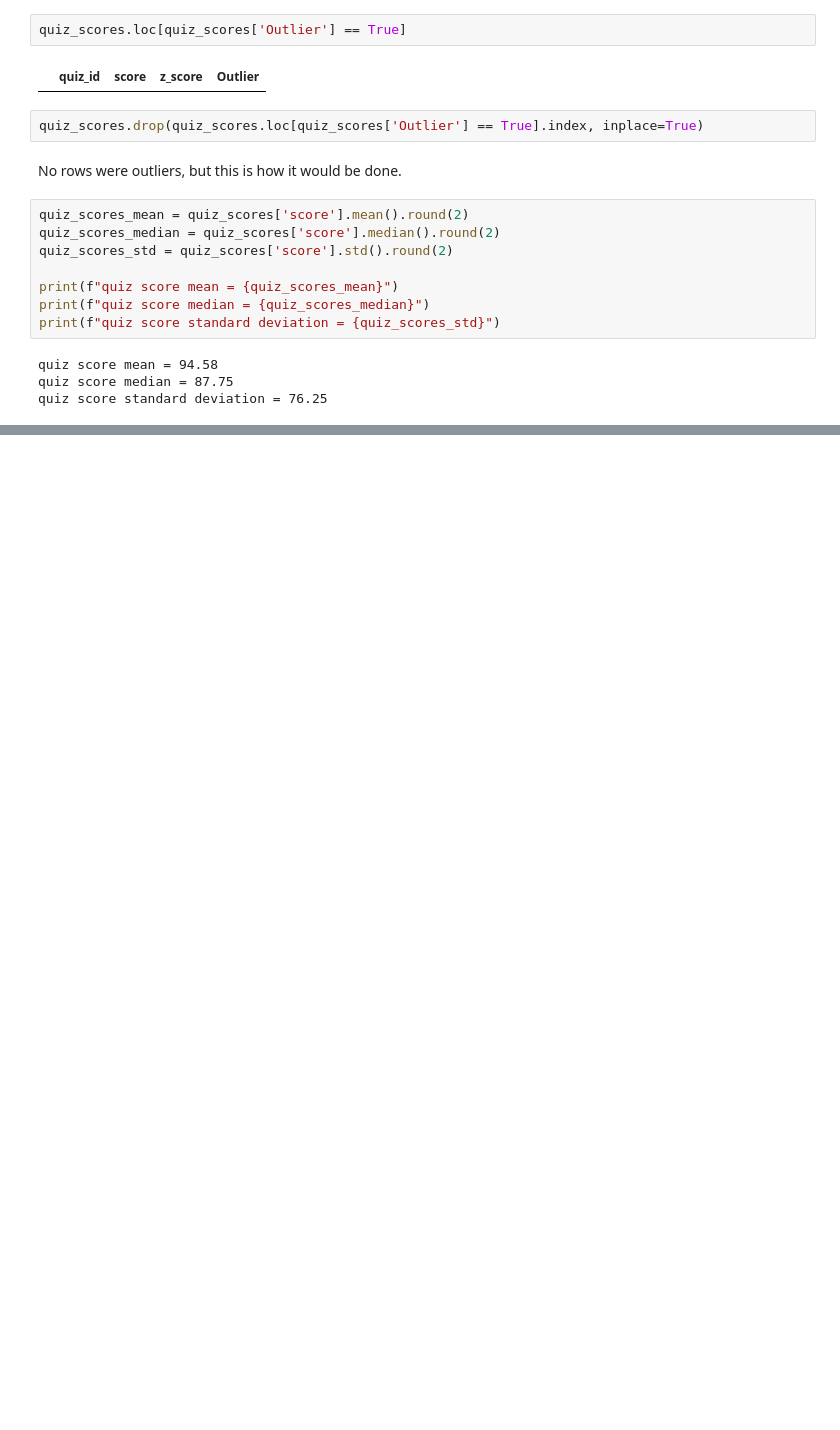
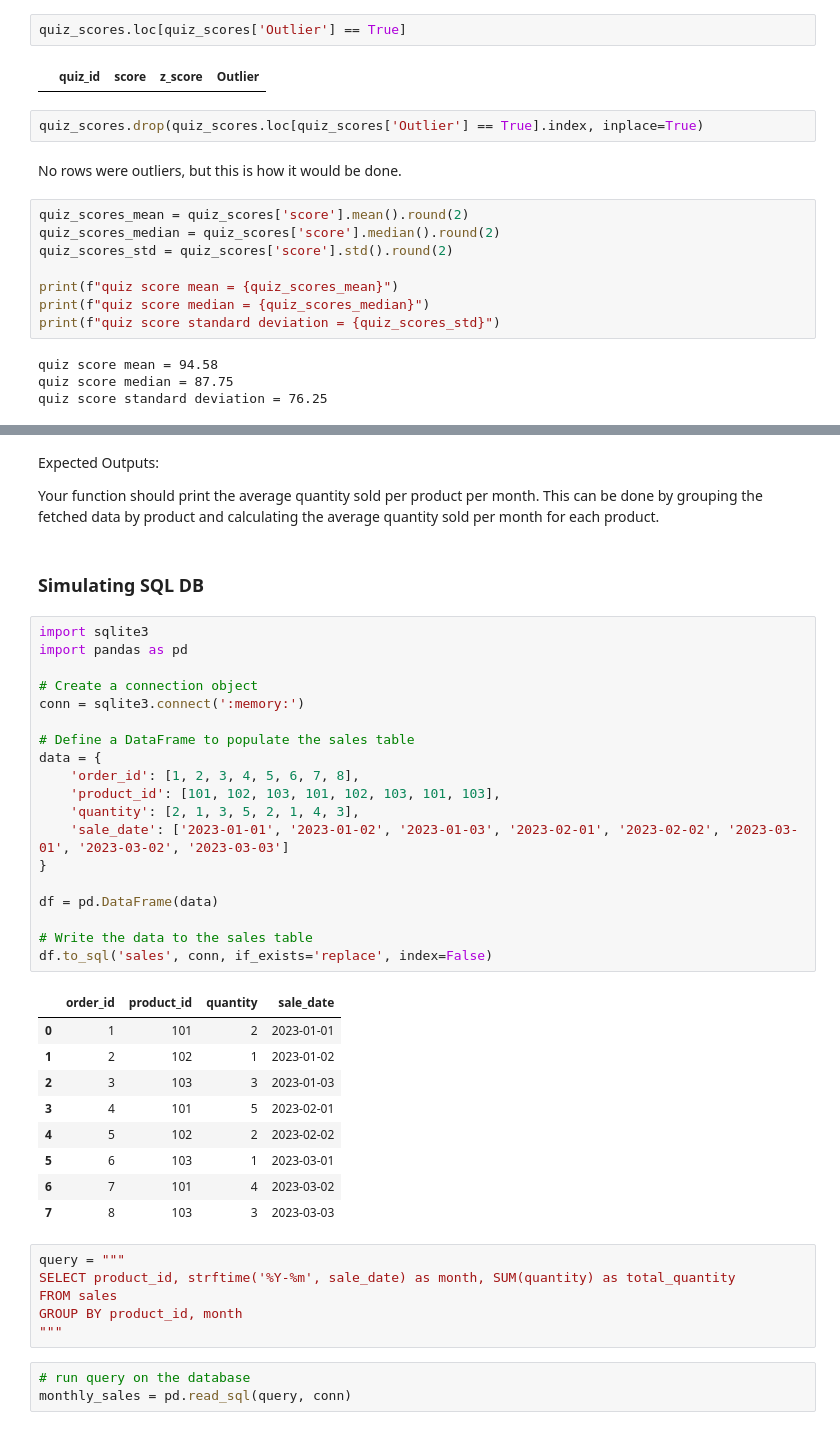
Before and after one commit to danmarino1/data_science_practice, a Jupyter notebook: python_generated_questions.ipynb, the cells around one changed output, grey strips where cells are left out. Saved outputs shown, nothing was run; the diff lists cells and outputs as text; blank space fills up the shorter version.

```diff
--- a/python_generated_questions.ipynb
+++ b/python_generated_questions.ipynb
@@ -618,0 +651,44 @@ quiz score standard deviation = 76.25
+# %% [markdown]
+Expected Outputs:
+
+Your function should print the average quantity sold per product per month. This can be done by grouping the fetched data by product and calculating the average quantity sold per month for each product.
+# %% [markdown]
+### Simulating SQL DB
+# %%
+import sqlite3
+import pandas as pd
+
+# Create a connection object
+conn = sqlite3.connect(':memory:')
+
+# Define a DataFrame to populate the sales table
+data = {
+    'order_id': [1, 2, 3, 4, 5, 6, 7, 8],
+    'product_id': [101, 102, 103, 101, 102, 103, 101, 103],
+    'quantity': [2, 1, 3, 5, 2, 1, 4, 3],
+    'sale_date': ['2023-01-01', '2023-01-02', '2023-01-03', '2023-02-01', '2023-02-02', '2023-03-01', '2023-03-02', '2023-03-03']
+}
+
+df = pd.DataFrame(data)
+
+# Write the data to the sales table
+df.to_sql('sales', conn, if_exists='replace', index=False)
+# %% [output]
+|  | order_id | product_id | quantity | sale_date |
+| 0 | 1 | 101 | 2 | 2023-01-01 |
+| 1 | 2 | 102 | 1 | 2023-01-02 |
+| 2 | 3 | 103 | 3 | 2023-01-03 |
+| 3 | 4 | 101 | 5 | 2023-02-01 |
+| 4 | 5 | 102 | 2 | 2023-02-02 |
+| 5 | 6 | 103 | 1 | 2023-03-01 |
+| 6 | 7 | 101 | 4 | 2023-03-02 |
+| 7 | 8 | 103 | 3 | 2023-03-03 |
+# %%
+query = """
+SELECT product_id, strftime('%Y-%m', sale_date) as month, SUM(quantity) as total_quantity
+FROM sales
+GROUP BY product_id, month
+"""
+# %%
+# run query on the database
+monthly_sales = pd.read_sql(query, conn)
```
Also changed, not shown: parts of 8 cells of this notebook.
